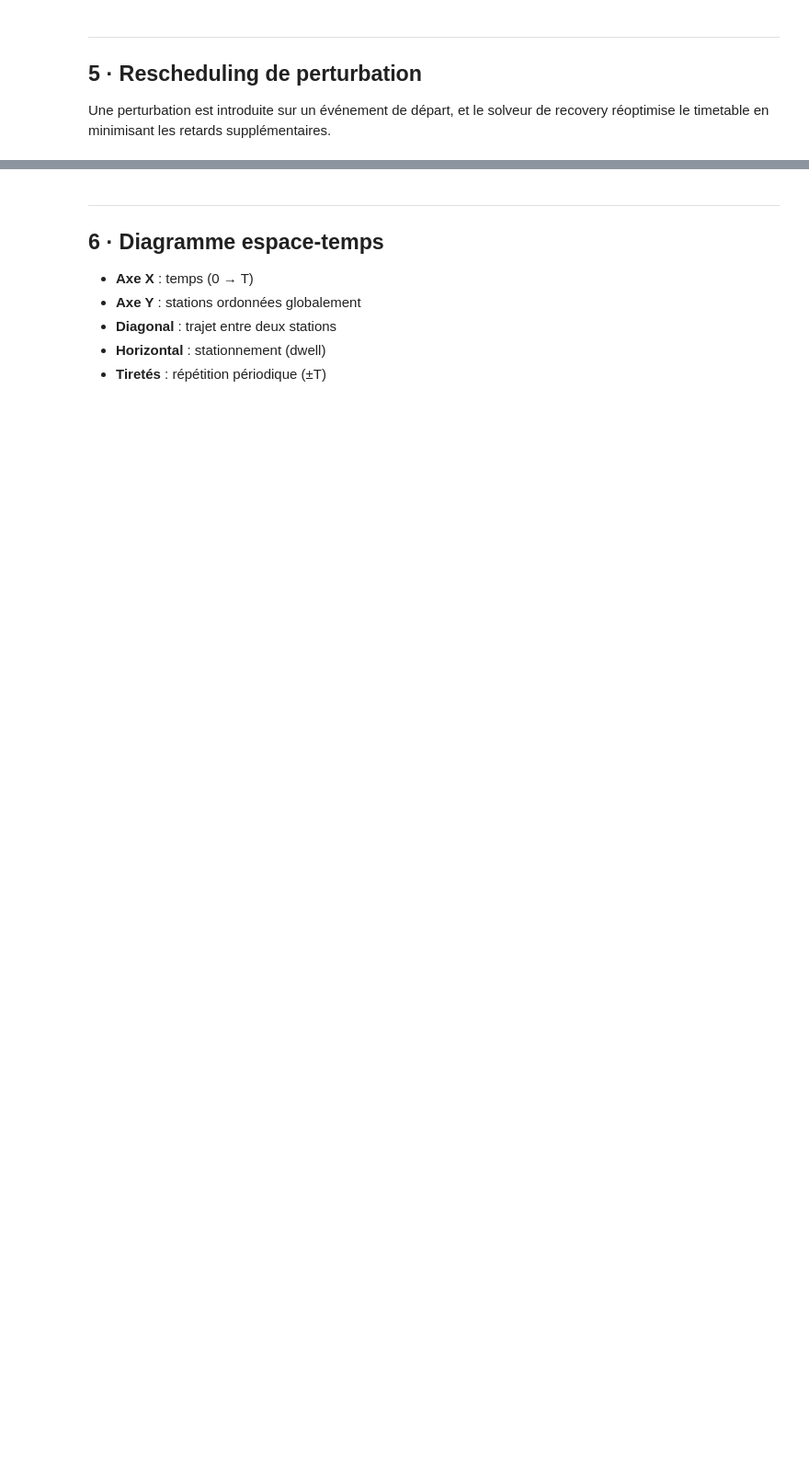
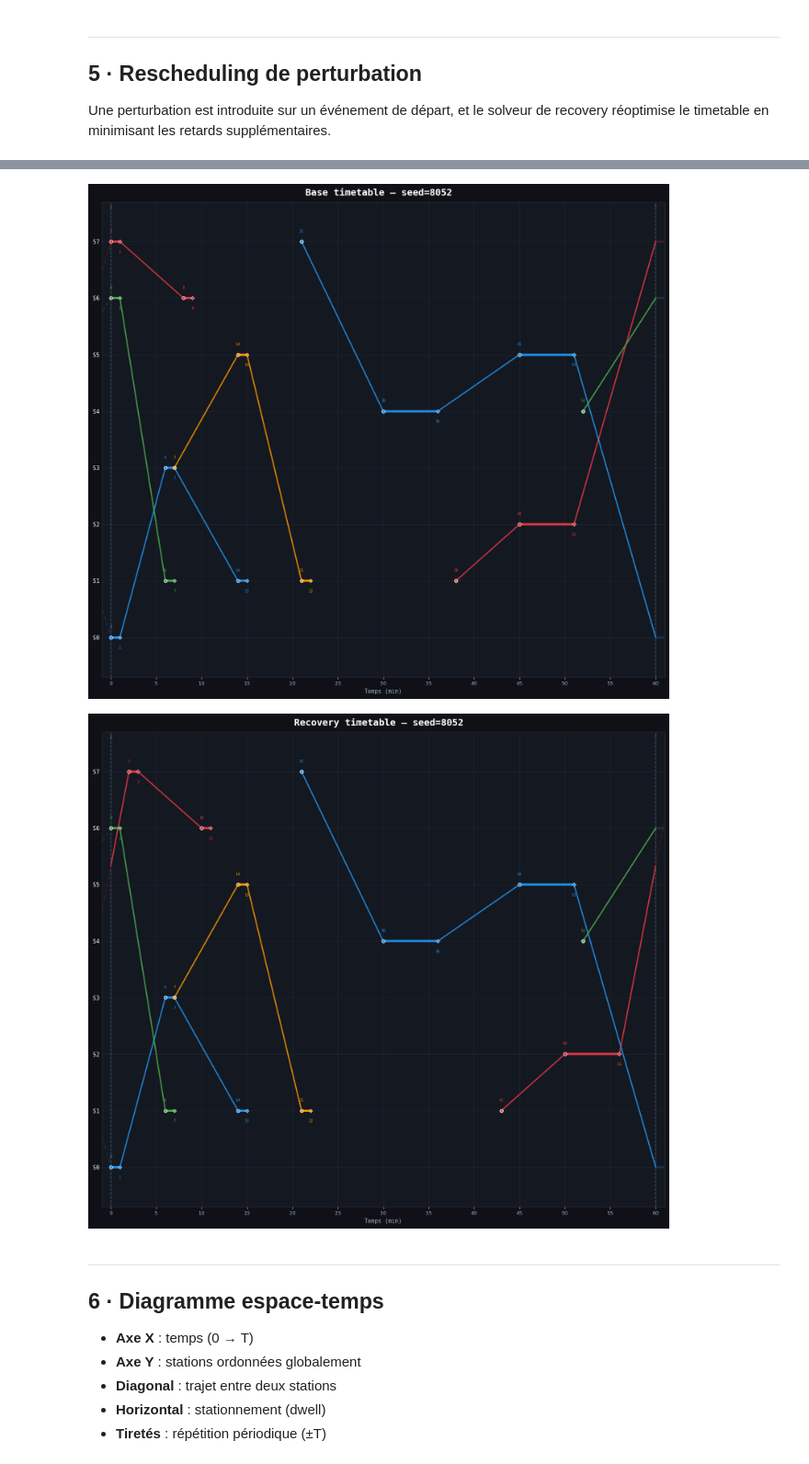
Before and after one commit to jsboigeEpita/2026-Epita-Programmation-par-Contraintes, a Jupyter notebook: groupe-C2-ordonnancement-ferroviaire/railway_timetabling.ipynb, the cells around one changed output, grey strips where cells are left out. Shown at 92% size. Saved outputs shown, nothing was run; the diff lists cells and outputs as text; code cells hidden in the pictures; blank space fills up the shorter version.

Commit message:
feat: 5. and 7. more visual

```diff
--- a/groupe-C2-ordonnancement-ferroviaire/railway_timetabling.ipynb
+++ b/groupe-C2-ordonnancement-ferroviaire/railway_timetabling.ipynb
@@ -198,4 +198,24 @@ gap_integral: 4.78075e-06
 solution_fingerprint: 0x5ed8487759b583e0
+# %%
+# Visualisation : diagrammes espace-temps avant / après rescheduling
+# Affiche deux figures séparées (base, recovery) pour comparaison visuelle.
+if 'solution' in globals() and solution is not None:
+    try:
+        if 'recovery' in globals() and recovery is not None:
+            # Base timetable
+            _ = plot_spacetime(net, solution, title=f"Base timetable — seed={SEED}", show=False)
+            # Recovery timetable
+            _ = plot_spacetime(net, recovery, title=f"Recovery timetable — seed={SEED}", show=False)
+            plt.show()
+        else:
+            print('Aucune solution de recovery disponible pour affichage.')
+    except Exception as e:
+        print('Erreur lors du tracé des diagrammes espace-temps:', e)
+else:
+    print('Aucune solution initiale disponible pour affichage.')
+# %% [output]
+[figure, added]
+[figure, added]
 # %% [markdown]
 ---
 ## 6 · Diagramme espace-temps
```
Also changed, not shown: parts of 4 cells of this notebook.
